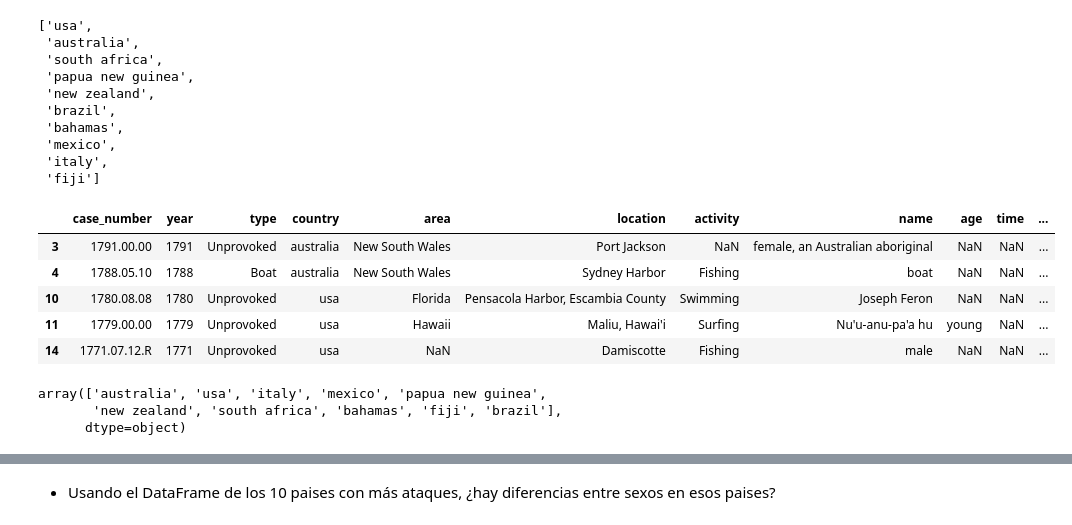
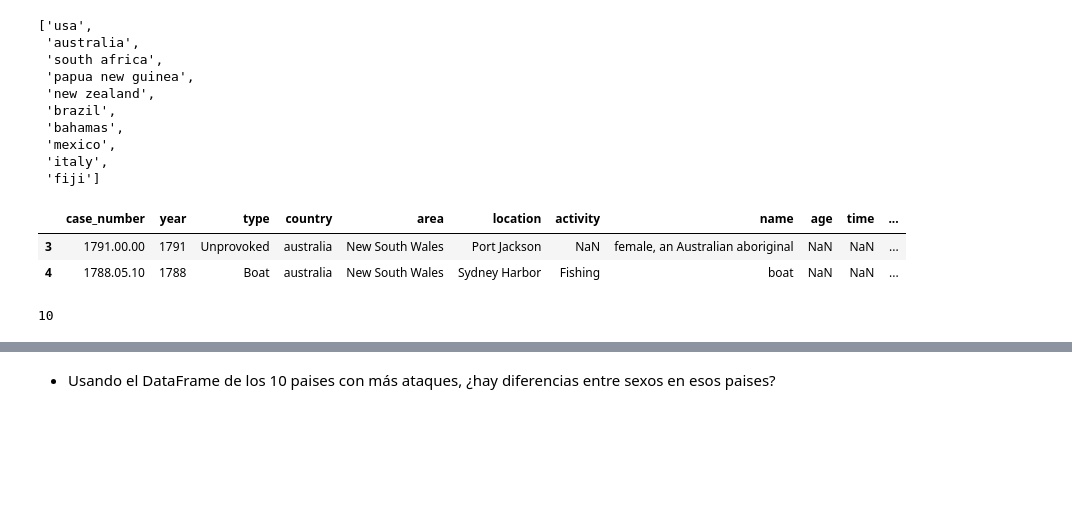
Before and after one commit to Adalab/DA-promo-A-module-2-pairprog-2-pair-3-Alicia-Laura, a Jupyter notebook: EDA/Pair_EDA_3.ipynb, the cells around one changed output, grey strips where cells are left out. Drawn from its saved outputs; the diff is of its cells as text; code cells hidden in the pictures; blank space fills up the shorter version.

```diff
--- a/EDA/Pair_EDA_3.ipynb
+++ b/EDA/Pair_EDA_3.ipynb
@@ -5,7 +5,7 @@ import seaborn as sns
 import matplotlib.pyplot as plt
 import sidetable
 # %%
-df = pd.read_csv('pair_limpieza.csv', index_col=0)
+df = pd.read_csv('pairs_limpieza.csv', index_col=0)
 df.head(3)
 # %% [output]
 |  | case_number | year | type | country | area | location | activity | name | age | time | ... |
@@ -113,18 +101,13 @@ lista_paises_10
 # %%
 df_country_10_2 = df[df['country'].isin(lista_paises_10)]
 # %%
-df_country_10_2.head()
+df_country_10_2.head(2)
 # %% [output]
 |  | case_number | year | type | country | area | location | activity | name | age | time | ... |
 | 3 | 1791.00.00 | 1791 | Unprovoked | australia | New South Wales | Port Jackson | NaN | female, an Australian aboriginal | NaN | NaN | ... |
 | 4 | 1788.05.10 | 1788 | Boat | australia | New South Wales | Sydney Harbor | Fishing | boat | NaN | NaN | ... |
-| 10 | 1780.08.08 | 1780 | Unprovoked | usa | Florida | Pensacola Harbor, Escambia County | Swimming | Joseph Feron | NaN | NaN | ... |
-| 11 | 1779.00.00 | 1779 | Unprovoked | usa | Hawaii | Maliu, Hawai'i | Surfing | Nu'u-anu-pa'a hu | young | NaN | ... |
-| 14 | 1771.07.12.R | 1771 | Unprovoked | usa | NaN | Damiscotte | Fishing | male | NaN | NaN | ... |
 # %%
 #Comprobamos que estan solo los 10 paises
-df_country_10_2['country'].unique()
+df_country_10_2['country'].unique().size
 # %% [output]
-array(['australia', 'usa', 'italy', 'mexico', 'papua new guinea',
-       'new zealand', 'south africa', 'bahamas', 'fiji', 'brazil'],
-      dtype=object)
+10
```
Also changed, not shown: parts of 41 cells of this notebook.
